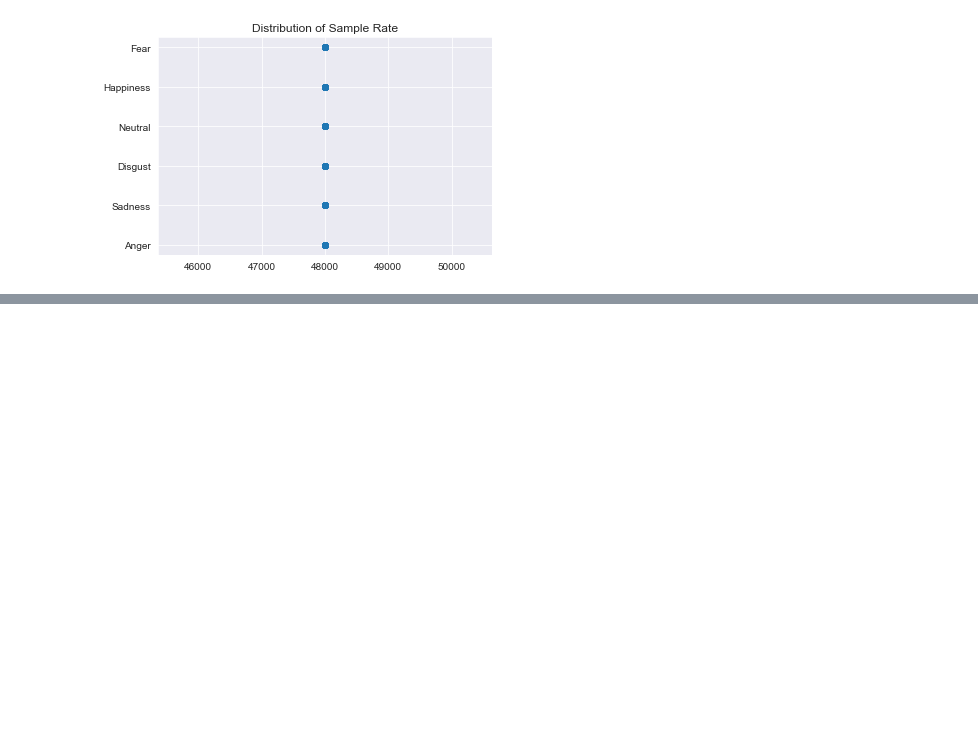
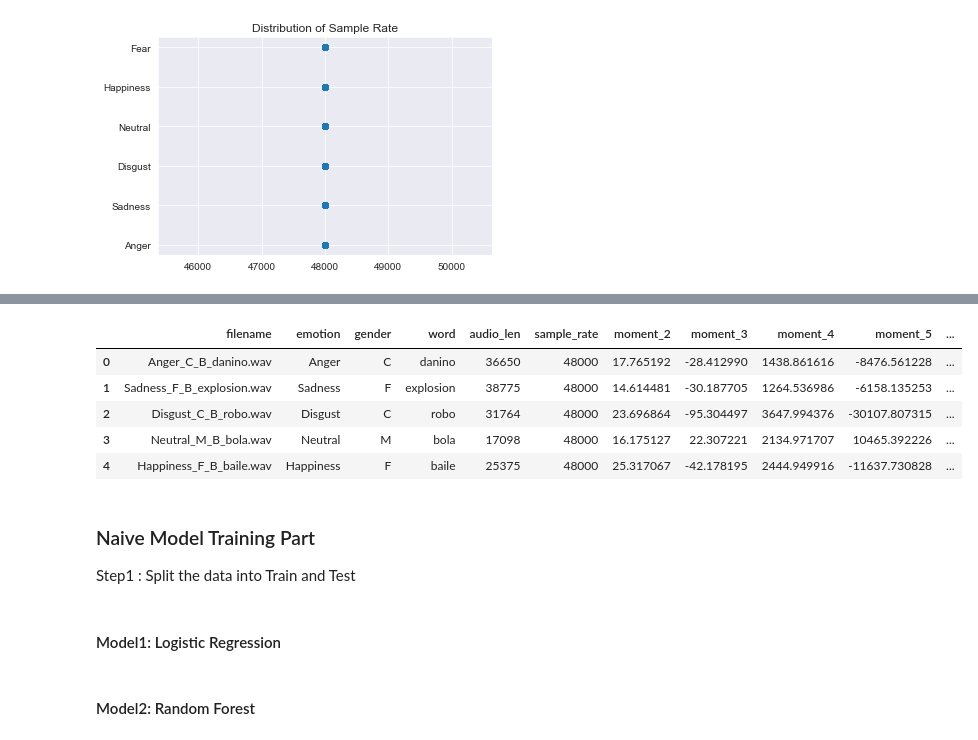
Before and after one commit to zhangjxCS/Multilingual-Speech-Emotion-Recognition-System, a Jupyter notebook: DataExploration/MESD_Exploration.ipynb, the cells around one changed output, grey strips where cells are left out. Cells and saved outputs as stored; diff of their text form; code cells hidden in the pictures; blank space fills up the shorter version.

Commit message:
Baseline Models

```diff
--- a/DataExploration/MESD_Exploration.ipynb
+++ b/DataExploration/MESD_Exploration.ipynb
@@ -163,0 +184,13 @@ plt.show()
+# %%
+from time import time
+from tqdm import tqdm
+
+start = time()
+waves = {}
+for entry in entries:
+    if entry == "desktop.ini":
+        continue
+    waves[entry] = wavfile.read(DATA_NATURAL + "/" + entry)[1]
+end = time()
+
+print(f'Total time consumed: {round(end - start)} sec.')
@@ -163,0 +212,8 @@ plt.show()
+# %%
+from scipy.stats import moment
+
+def compute_moment(wave, m = 1):
+    return moment(wave, m)
+
+anger_moment_2 = compute_moment(data_anger/10**8, 2)
+print(f'Example of inputting Anger sample we got previously: {anger_moment_2}')
@@ -163,0 +222,8 @@ plt.show()
+# %%
+df_naive = df.copy() # we want to have a copy of df for naive model training
+DIVISION = 10**8
+for m in tqdm(range(2, 6)):
+    df_naive[f'moment_{m}'] = 0
+    for i in range(len(df_naive)):
+        wav = waves[df_naive.iloc[i, 0]]/DIVISION
+        df_naive.iloc[i, -1] = compute_moment(wav, m)
@@ -163,0 +239,15 @@ plt.show()
+# %%
+# Encode emotion categories as integer
+df_naive['emotion_ordinal'] = df_naive['emotion'].astype('category').cat.codes
+df_naive.head(5)
+# %% [output]
+|  | filename | emotion | gender | word | audio_len | sample_rate | moment_2 | moment_3 | moment_4 | moment_5 | ... |
+| 0 | Anger_C_B_danino.wav | Anger | C | danino | 36650 | 48000 | 17.765192 | -28.412990 | 1438.861616 | -8476.561228 | ... |
+| 1 | Sadness_F_B_explosion.wav | Sadness | F | explosion | 38775 | 48000 | 14.614481 | -30.187705 | 1264.536986 | -6158.135253 | ... |
+| 2 | Disgust_C_B_robo.wav | Disgust | C | robo | 31764 | 48000 | 23.696864 | -95.304497 | 3647.994376 | -30107.807315 | ... |
+| 3 | Neutral_M_B_bola.wav | Neutral | M | bola | 17098 | 48000 | 16.175127 | 22.307221 | 2134.971707 | 10465.392226 | ... |
+| 4 | Happiness_F_B_baile.wav | Happiness | F | baile | 25375 | 48000 | 25.317067 | -42.178195 | 2444.949916 | -11637.730828 | ... |
+# %% [markdown]
+### Naive Model Training Part
+
+Step1 : Split the data into Train and Test
@@ -163,0 +259,2 @@ plt.show()
+# %% [markdown]
+#### Model1: Logistic Regression
@@ -163,0 +267,2 @@ plt.show()
+# %% [markdown]
+#### Model2: Random Forest
```
Also changed, not shown: parts of 14 cells of this notebook.
